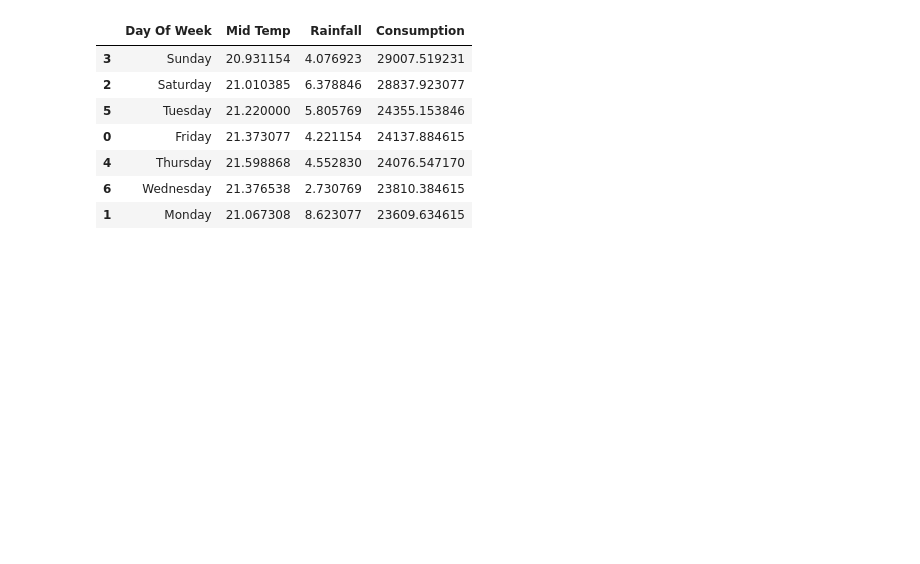
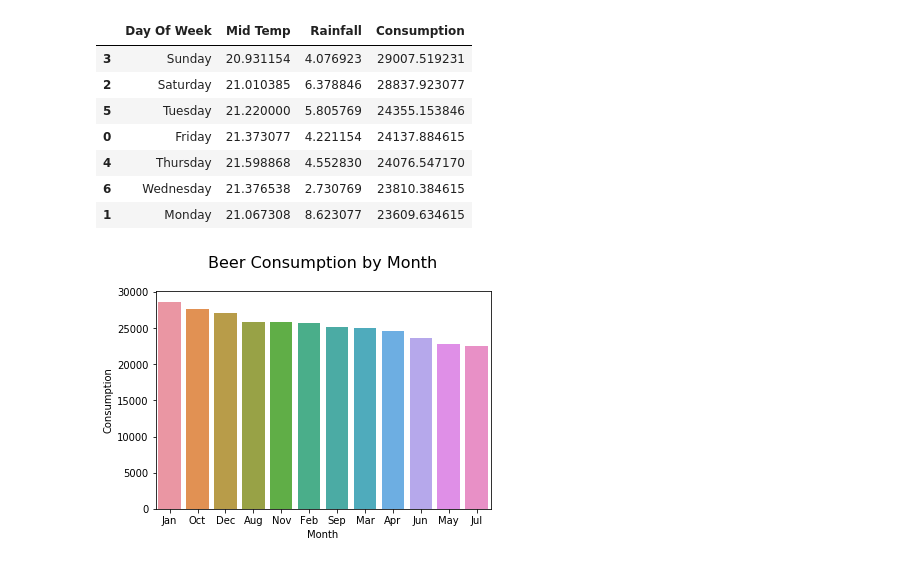
Before and after one commit to carlosmd14/datamad0119, a Jupyter notebook: module-1/pipelines-project/your-code/main.py.ipynb, the cells around one changed output. Saved outputs shown, nothing was run; the diff lists cells and outputs as text; code cells hidden in the pictures; blank space fills up the shorter version.

```diff
--- a/module-1/pipelines-project/your-code/main.py.ipynb
+++ b/module-1/pipelines-project/your-code/main.py.ipynb
@@ -167,3 +167,11 @@ cons_day.sort_values(by=('Consumption'), ascending=False)
 | 4 | Thursday | 21.598868 | 4.552830 | 24076.547170 |
 | 6 | Wednesday | 21.376538 | 2.730769 | 23810.384615 |
 | 1 | Monday | 21.067308 | 8.623077 | 23609.634615 |
+# %%
+title1 = 'Beer Consumption by Month'
+barchart_month = sns.barplot(data=cons_month, x='Month', y='Consumption')
+plt.title(title1 + "\n", fontsize=16)
+fig = barchart_month.get_figure()
+fig.savefig(title1 + '.png')
+# %% [output]
+[figure, added]
```
Also changed, not shown: parts of 12 cells of this notebook, 2 other files.
